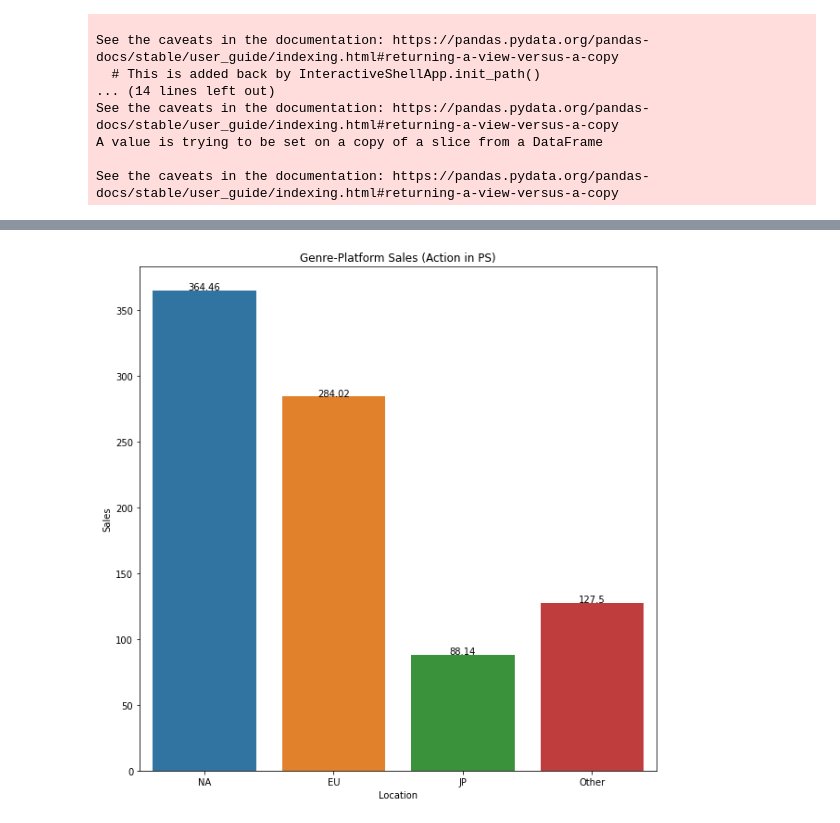
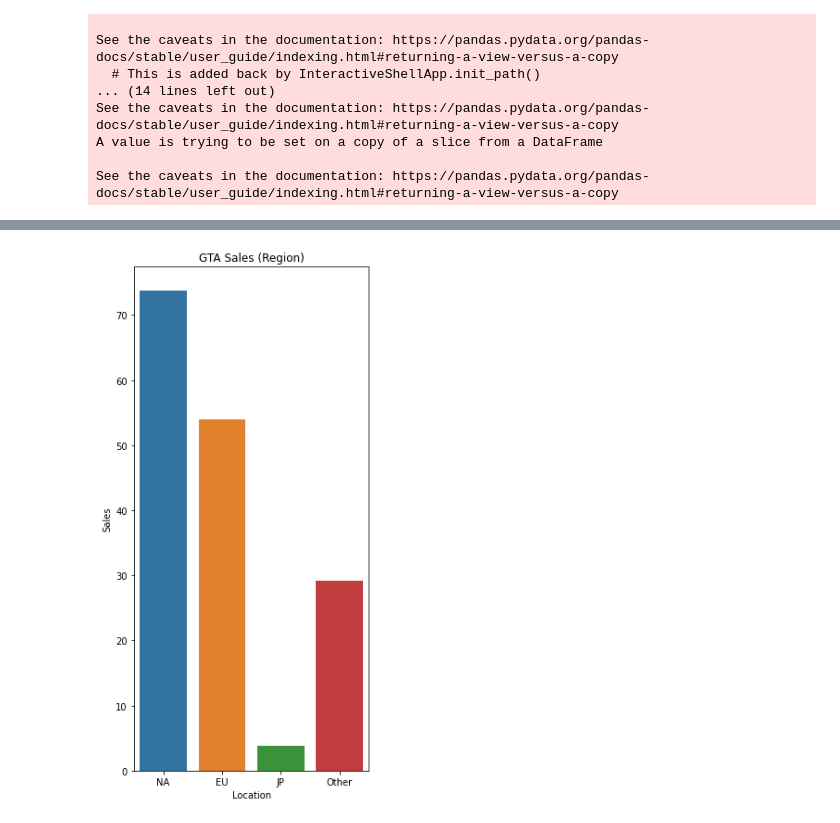
Before and after one commit to ysooch0819/Codestates-AIB-projects, a Jupyter notebook: ai16_section1_project_윤수창.ipynb, the cells around one changed output, grey strips where cells are left out. Drawn from its saved outputs; the diff is of its cells as text; code cells hidden in the pictures.

```diff
--- a/ai16_section1_project_윤수창.ipynb
+++ b/ai16_section1_project_윤수창.ipynb
@@ -374,24 +420,22 @@ TypeError: ignored
 # %%
-Platform_filter = (df1[df1.Genre=='Action'].Platform.str.contains('PS')) # 조건식 작성
-df_action_ps = df1[df1.Genre=='Action'].loc[Platform_filter].reset_index(drop = True)
-df_action_ps
+
+# GTA의 지역별 출고량을 알아보자.
+df_action_gta = df1[df1.Genre=='Action'].loc[(df1[df1.Genre=='Action'].Name.str.contains('Grand Theft Auto'))].reset_index(drop = True)
 
 plt.figure(figsize=(10,10))
-locate_NA = df_action_ps['NA_Sales'].sum()
-locate_EU = df_action_ps['EU_Sales'].sum()
-locate_JP = df_action_ps['JP_Sales'].sum()
-locate_Other = df_action_ps['Other_Sales'].sum()
-locate_group = pd.DataFrame({'locate':['NA','EU','JP','Other'],'Sales':[locate_NA, locate_EU,locate_JP,locate_Other]})
-locate_barplot = sns.barplot(x='locate', y='Sales',data=locate_group)
-Sales = locate_group['Sales'].values
-cnt = 0
-for value in locate_group['Sales']:
-    locate_barplot.text(x=cnt, y=value+0.5, s=str(str(round(value,2))),
-            color='black', size=10, ha='center')
-    cnt+=1
-plt.title('Genre-Platform Sales (Action in PS)')
+locate_NA = df_action_gta['NA_Sales'].sum()
+locate_EU = df_action_gta['EU_Sales'].sum()
+locate_JP = df_action_gta['JP_Sales'].sum()
+locate_Other = df_action_gta['Other_Sales'].sum()
+locate_gta = pd.DataFrame({'locate':['NA','EU','JP','Other'],'Sales':[locate_NA, locate_EU,locate_JP,locate_Other]})
+
+locate_barplot = sns.barplot(x='locate', y='Sales',data=locate_gta)
+Sales = locate_gta['Sales'].values
+
+plt.title('GTA Sales (Region)')
 plt.xlabel('Location')
 plt.ylabel('Sales')
-plt.show()
+
+plt.show();
 # %% [output]
-[figure, old version]
+[figure, new version]
```
Also changed, not shown: parts of 15 cells of this notebook.
